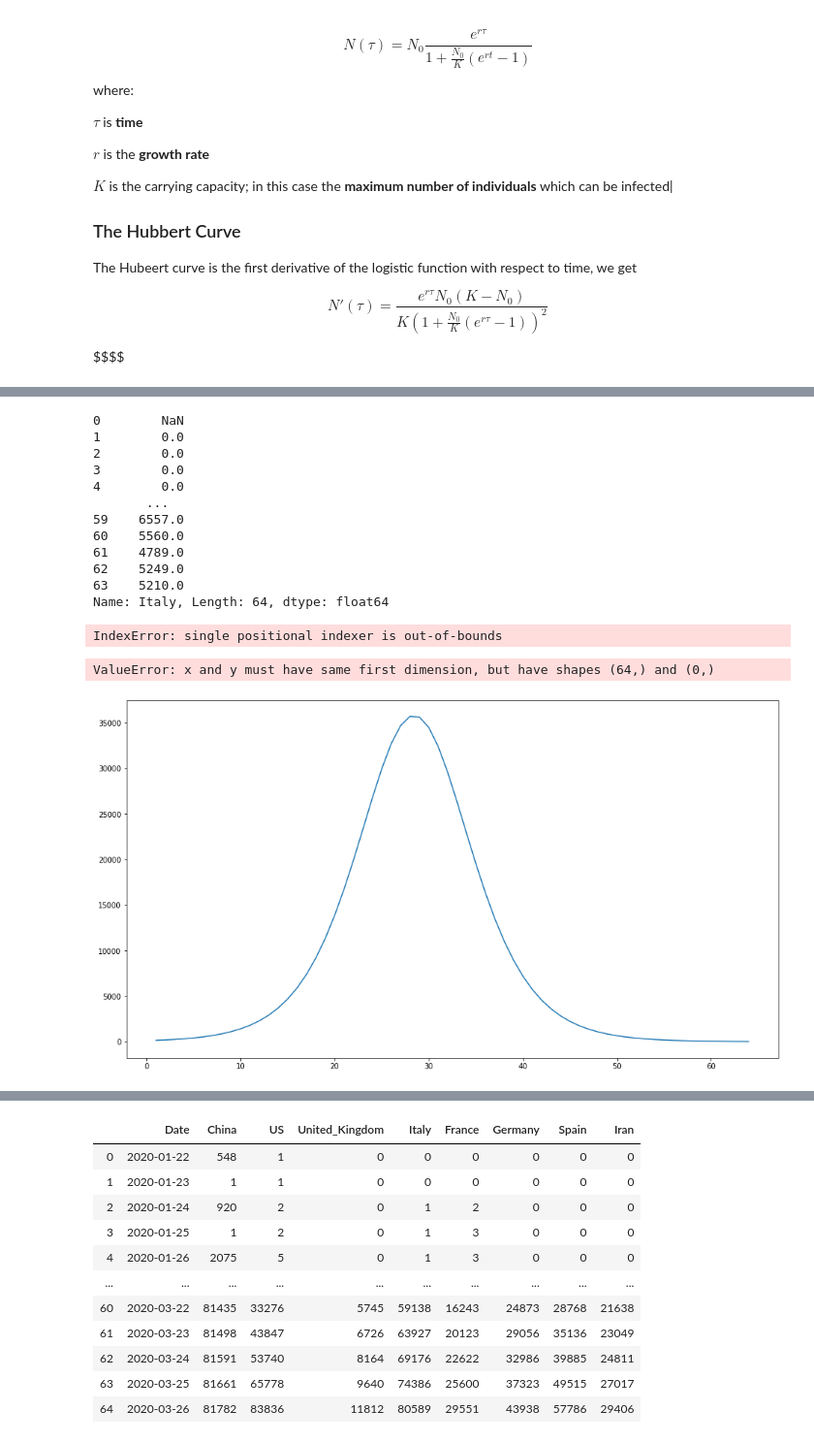
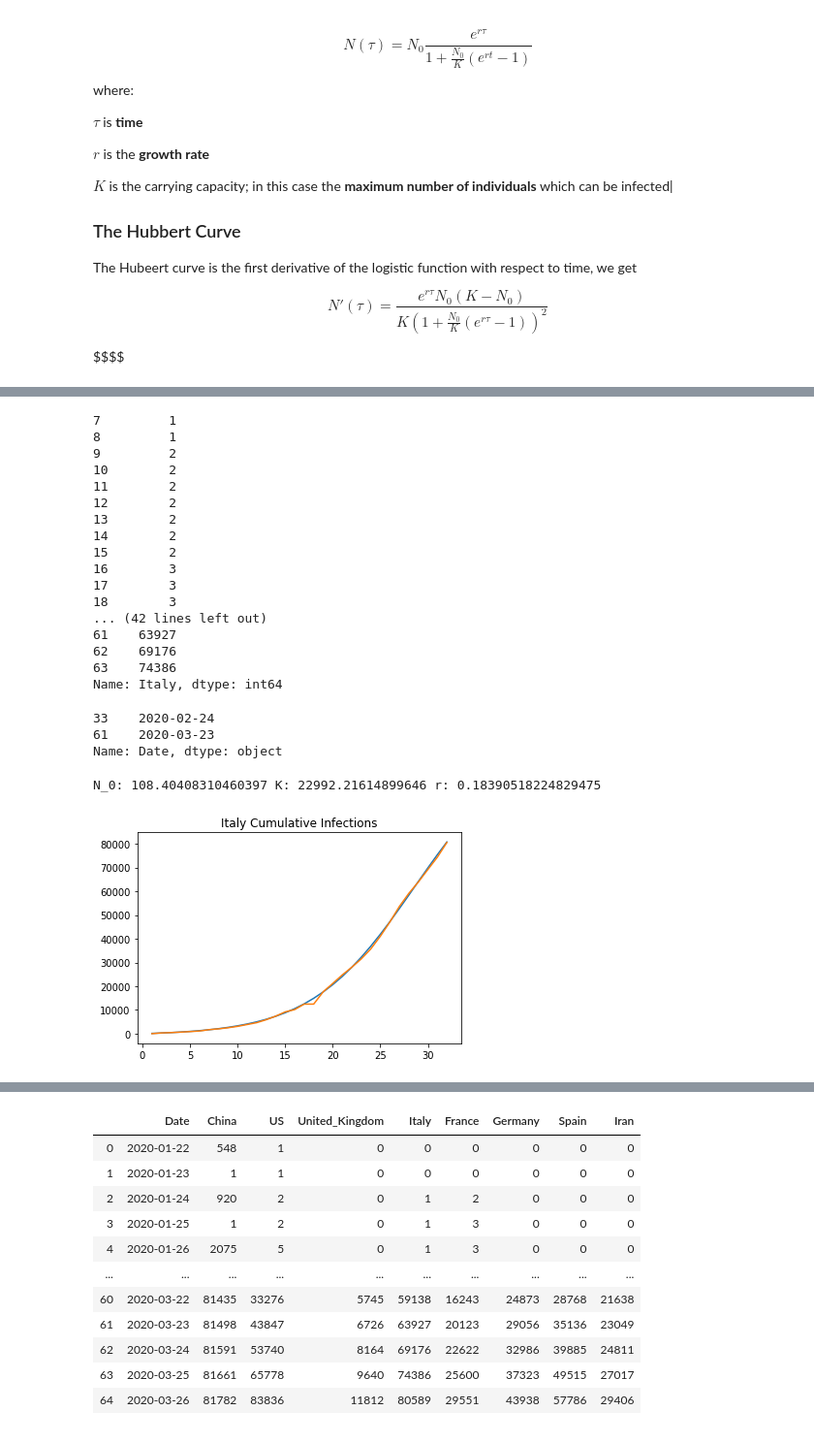
Before and after one commit to Rui666666/FRM_covid19, a Jupyter notebook: simple_hubbert_curve_fitting.ipynb, the cells around one changed output, grey strips where cells are left out. Shown: that part at 97% size. Cells and saved outputs as stored; diff of their text form; code cells hidden in the pictures.

```diff
--- a/simple_hubbert_curve_fitting.ipynb
+++ b/simple_hubbert_curve_fitting.ipynb
@@ -98,36 +103,42 @@ Text(0.5, 1.0, 'China Cummulative Daily Infections and Logistic Function of Sum
 # %%
-y.diff()
+y
 # %% [output]
-0        NaN
-1        0.0
-2        0.0
-3        0.0
-4        0.0
-       ...
-59    6557.0
-60    5560.0
-61    4789.0
-62    5249.0
-63    5210.0
-Name: Italy, Length: 64, dtype: float64
+7         1
+8         1
+9         2
+10        2
+11        2
+12        2
+13        2
+14        2
+15        2
+16        3
+17        3
+18        3
+... (42 lines left out)
+61    63927
+62    69176
+63    74386
+Name: Italy, dtype: int64
 # %%
-y = data.Italy.iloc[data.Italy.nonzero()[0][0]-1:data.Italy.nonzero()[0][-1]]
+y = data.Italy.iloc[33:]
 # y = data.Italy.iloc[35:55]
 y.iloc[0]=1
-
+print(data.Date.iloc[[33,33+28]])
 x = np.arange(len(y))+1
 # %% [output]
-IndexError: single positional indexer is out-of-bounds
+33    2020-02-24
+61    2020-03-23
+Name: Date, dtype: object
-# %%
-plt.figure(figsize=(16,9))
-plt.plot(x,hubbert_curve(t=x-1, N_0=N_0, K=K, r=r), label = 'Hubbert Curve')
-plt.plot(x, y.diff(), label = 'Daily Infections')
-plt.title("Italy Daily Infections and its Hubbert Curves")
-plt.legend()
-
-print('Initial Number:',round(N_0,3),
-      '\nApproximated Total Infections:',round(K,3),
-      '\nApproximated Growth Rate:', round(r,3))
-# %% [output]
-ValueError: x and y must have same first dimension, but have shapes (64,) and (0,)
-[figure, removed]
+# %%
+(N_0, K, r), cov = opt.curve_fit(hubbert_curve, x[1:],y.diff()[1:],
+                                 bounds = ([1,0,0],[10000,100000000000,100000]), p0 = (1,30,1))
+
+print('N_0:',N_0, 'K:', K, 'r:', r)
+plt.plot(x,hubbert_curve(t=x, N_0=N_0, K=K, r=r).cumsum())
+plt.plot(x, y)
+plt.title("Italy Cumulative Infections")
+plt.savefig('Italy Cumulative Infections.png', transparent=True)
+# %% [output]
+N_0: 108.40408310460397 K: 22992.21614899646 r: 0.18390518224829475
+[figure, added]
```
Also changed, not shown: parts of 17 cells of this notebook, 15 other files.
